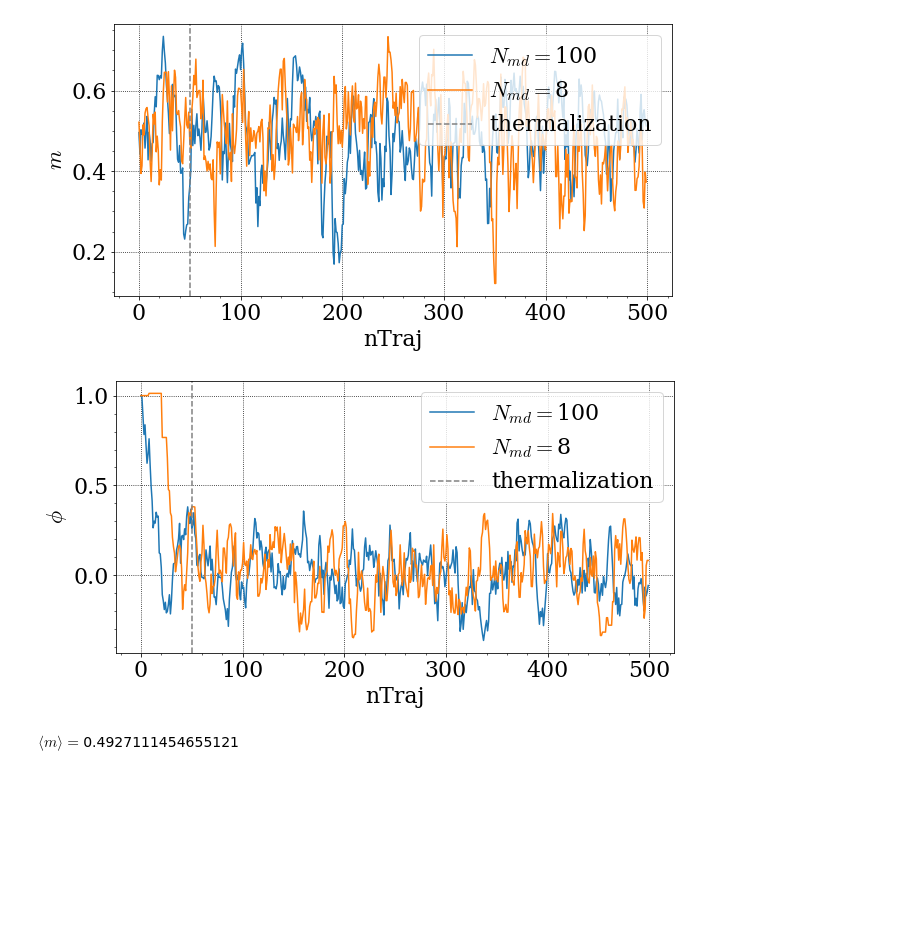
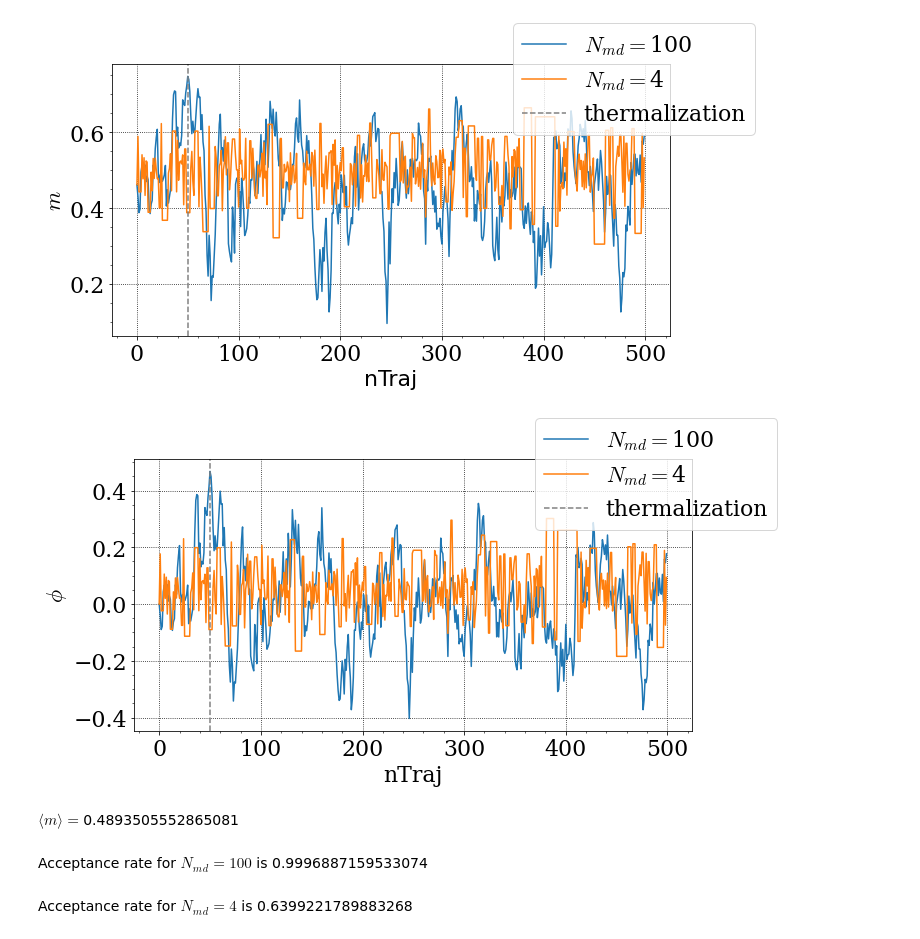
Before and after one commit to dschuechter/physics760_schuechter_krause, a Jupyter notebook: Exercise04/exercise_04.ipynb, the cells around one changed output. Cells and saved outputs as stored; diff of their text form; code cells hidden in the pictures; blank space fills up the shorter version.

Commit message:
code finished and working, plots are pretty

```diff
--- a/Exercise04/exercise_04.ipynb
+++ b/Exercise04/exercise_04.ipynb
@@ -9,6 +18,13 @@ def printmd(string):
 # %%
+import numpy as np
+import matplotlib.pyplot as plt
+import scipy.special as sc
+from IPython.display import Markdown, display
+
+def printmd(string):
+    display(Markdown(string))
 nTrajs = 12850 # 50 more for thermalization (12800/64=200)
-N_md_list = [100, 8]
+N_md_list = [100, 4]
 N = 5
 J=0.1
 h=0.5
@@ -43,9 +59,11 @@ def art_hamiltonian(p, phi,J, N):
     return p**2/2+phi**2/(2*beta*J)-N*np.log(2*np.cosh(beta*h+phi))
 
 def numerical(N_md):
-    phi_list = [1] # arbitrary start value
+    phi_list = [0] # arbitrary start value
     m_observe = []
     energy_observe = []
+    prob=[]
+
     for traj in range(nTrajs):
         p_0 = np.random.normal(0,1) #sample randomly from normal dist.
         phi_0 = phi_list[-1] # each consecutive start value is phi from iteration before
@@ -55,46 +73,54 @@ def numerical(N_md):
         hamiltonian = art_hamiltonian(p, phi, J/N, N) # calculate end hamilton
         if np.random.uniform(0,1)<=np.exp(-beta*(hamiltonian-hamiltonian_0)):
             phi_list.append(phi) #accept
+            prob.append(1)
         else:
-            phi_list.append(phi_0) #reject this is less than 50% for N_md=50
+            phi_list.append(phi_0)
+            prob.append(0)
     # Measurements
     m = []
     e=[]
     for phi in phi_list:
         m.append(np.tanh(beta*h+phi)) # take measuremente like described above
         #e.append(-1/N*(phi*phi/(2*beta*beta*J/N)+h*N*np.tanh(beta*h+phi)-1/(2*beta)))
-
-    return m, phi_list
+    return m, phi_list, np.mean(prob)
 
 m = []
 phi = []
+acceptance=[]
 for N_md in N_md_list:
-    m.append(numerical(N_md)[0])
-    phi.append(numerical(N_md)[1])
+    num_res=numerical(N_md)
+    m.append(num_res[0])
+    phi.append(num_res[1])
+    acceptance.append(num_res[2])
 # %%
 beauty_plot()
 plt.plot(m[0][:500],label="$N_{md}=$%.d"%(N_md_list[0]))
 plt.plot(m[1][:500],label="$N_{md}=$%.d"%(N_md_list[1]))
 plt.axvline(x=50, color="gray", ls="--", label="thermalization")
 plt.legend(bbox_to_anchor=(0.7, 0.7))
 plt.xlabel("nTraj", fontsize=22)
 plt.ylabel("$m$", fontsize=22)
 plt.show()
 
 beauty_plot()
 plt.plot(phi[0][:500],label="$N_{md}=$%.d"%(N_md_list[0]))
 plt.plot(phi[1][:500],label="$N_{md}=$%.d"%(N_md_list[1]))
 plt.axvline(x=50, color="gray", ls="--", label="thermalization")
 plt.xlabel("nTraj")
 plt.ylabel("$\\phi$")
 plt.legend(bbox_to_anchor=(0.7, 0.7))
 plt.show()
 
 # Apply thermalization for the first 50 elements
 m[0]=m[0][50:]
 m[1]=m[1][50:]
 printmd(f"$\\langle m \\rangle = ${np.mean(m[0])}")
+printmd(f"Acceptance rate for $N_m$$_d=100$ is {acceptance[0]}")
+printmd(f"Acceptance rate for $N_m$$_d=4$ is {acceptance[1]}")
 # %% [output]
-[figure, old version]
+[figure, new version]
-[figure, old version]
+[figure, new version]
-$\langle m \rangle = $0.4927111454655121
+$\langle m \rangle = $0.4893505552865081
+Acceptance rate for $N_m$$_d=100$ is 0.9996887159533074
+Acceptance rate for $N_m$$_d=4$ is 0.6399221789883268
```
Also changed, not shown: parts of 14 cells of this notebook.
